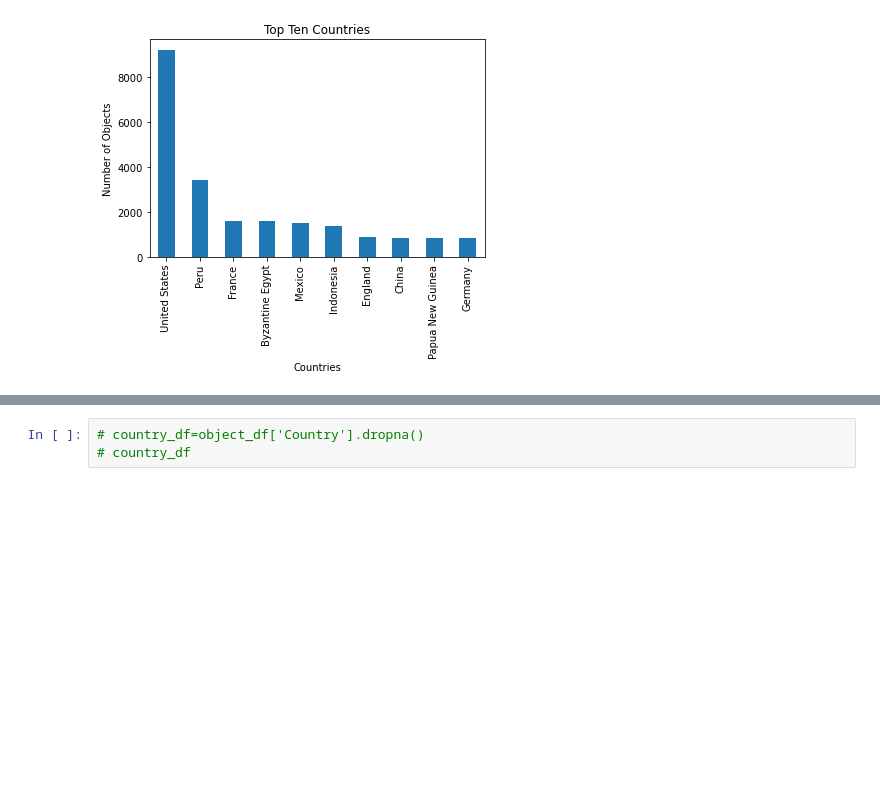
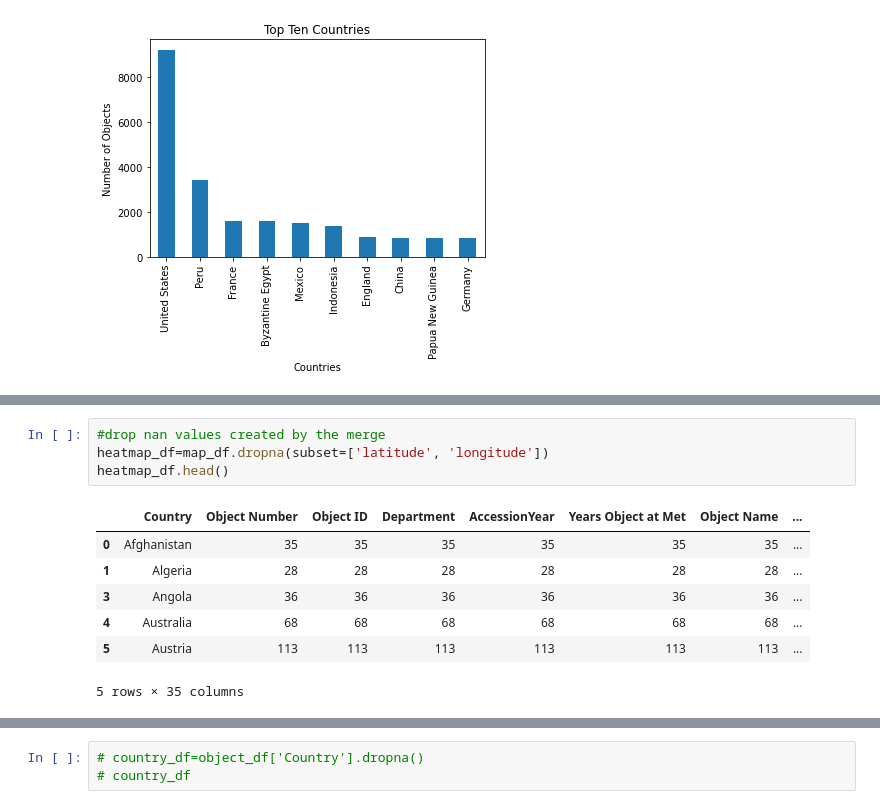
Before and after one commit to bjwlknsn/TheMetTeamProject, a Jupyter notebook: csv_review_data3.ipynb, the cells around one changed output, grey strips where cells are left out. Drawn from its saved outputs; the diff is of its cells as text; blank space fills up the shorter version.

```diff
--- a/csv_review_data3.ipynb
+++ b/csv_review_data3.ipynb
@@ -263,0 +305,12 @@ plt.close()
+# %%
+#drop nan values created by the merge
+heatmap_df=map_df.dropna(subset=['latitude', 'longitude'])
+heatmap_df.head()
+# %% [output]
+|  | Country | Object Number | Object ID | Department | AccessionYear | Years Object at Met | Object Name | ... |
+| 0 | Afghanistan | 35 | 35 | 35 | 35 | 35 | 35 | ... |
+| 1 | Algeria | 28 | 28 | 28 | 28 | 28 | 28 | ... |
+| 3 | Angola | 36 | 36 | 36 | 36 | 36 | 36 | ... |
+| 4 | Australia | 68 | 68 | 68 | 68 | 68 | 68 | ... |
+| 5 | Austria | 113 | 113 | 113 | 113 | 113 | 113 | ... |
+5 rows × 35 columns
```
Also changed, not shown: parts of 5 cells of this notebook, 2 other files.
